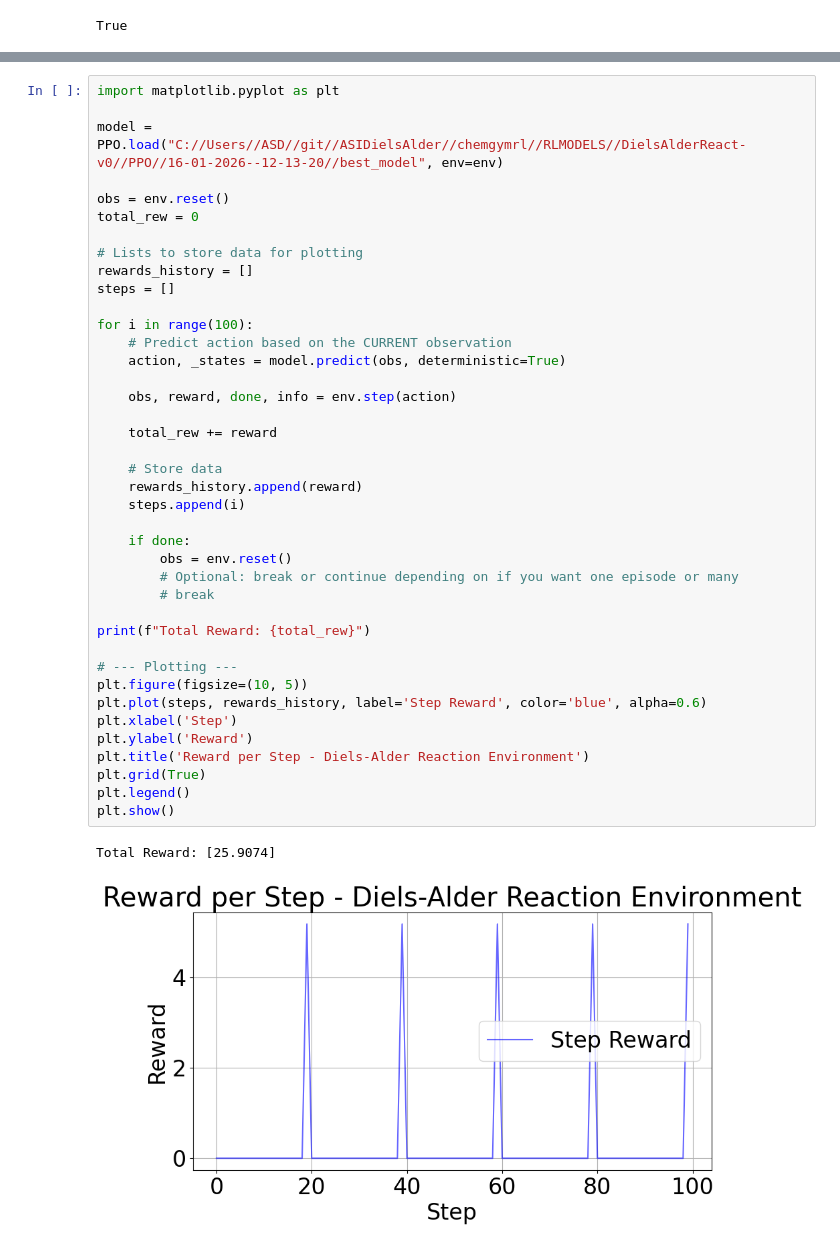
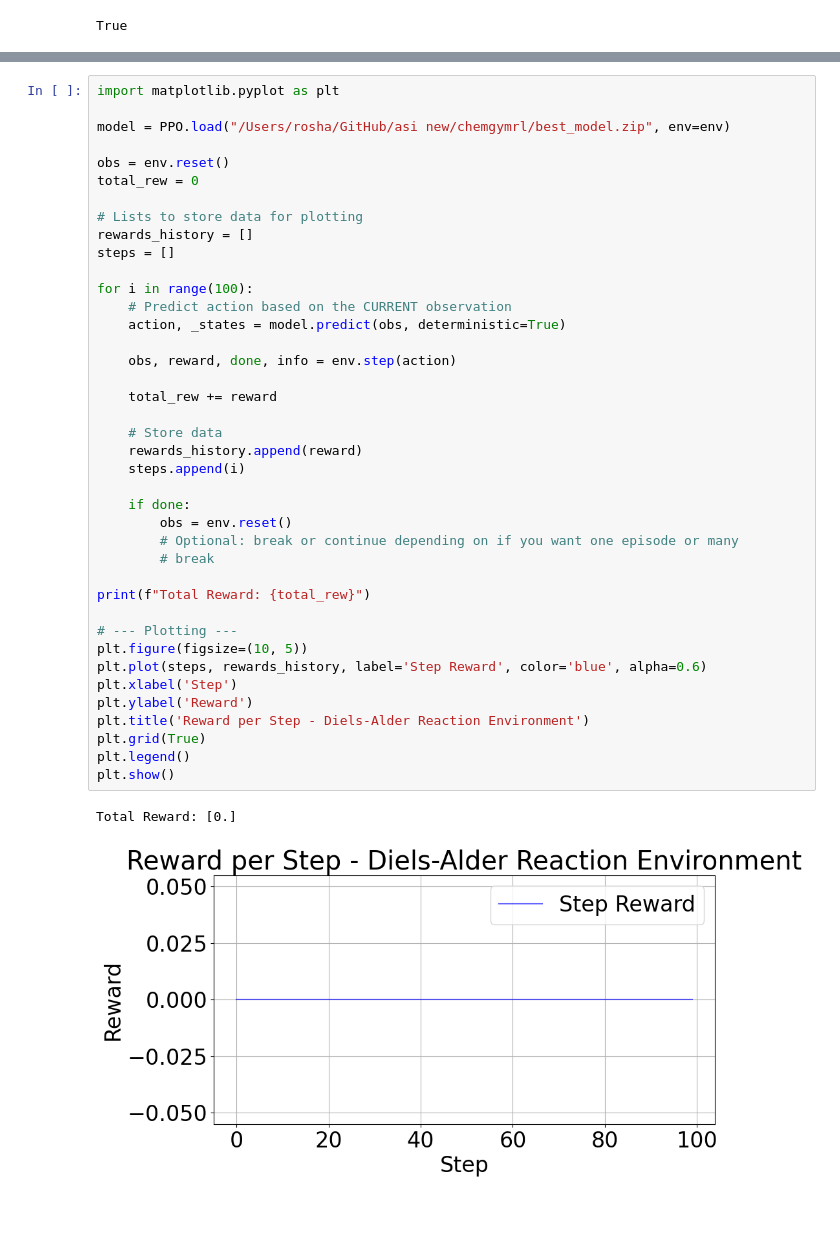
Before and after one commit to shibe-j/GNN-RL-for-Diels-Alder-Optimization, a Jupyter notebook: chemgymrl/reaction.ipynb, the cells around one changed output, grey strips where cells are left out. Cells and saved outputs as stored; diff of their text form; blank space fills up the shorter version.

Commit message:
rl imp updates. + attempted chemgymrl fixes

```diff
--- a/chemgymrl/reaction.ipynb
+++ b/chemgymrl/reaction.ipynb
@@ -355,7 +355,7 @@ dummy_vec                                       False
 # %%
 import matplotlib.pyplot as plt
 
-model = PPO.load("C://Users//ASD//git//ASIDielsAlder//chemgymrl//RLMODELS//DielsAlderReact-v0//PPO//16-01-2026--12-13-20//best_model", env=env)
+model = PPO.load("/Users/rosha/GitHub/asi new/chemgymrl/best_model.zip", env=env)
 
 obs = env.reset()
 total_rew = 0
@@ -366,32 +366,32 @@ steps = []
 
 for i in range(100):
     # Predict action based on the CURRENT observation
     action, _states = model.predict(obs, deterministic=True)
 
     obs, reward, done, info = env.step(action)
 
     total_rew += reward
 
     # Store data
     rewards_history.append(reward)
     steps.append(i)
 
     if done:
         obs = env.reset()
         # Optional: break or continue depending on if you want one episode or many
         # break
 
 print(f"Total Reward: {total_rew}")
 
 # --- Plotting ---
 plt.figure(figsize=(10, 5))
 plt.plot(steps, rewards_history, label='Step Reward', color='blue', alpha=0.6)
 plt.xlabel('Step')
 plt.ylabel('Reward')
 plt.title('Reward per Step - Diels-Alder Reaction Environment')
 plt.grid(True)
 plt.legend()
 plt.show()
 # %% [output]
-Total Reward: [25.9074]
+Total Reward: [0.]
-[figure, old version]
+[figure, new version]
```
Also changed, not shown: parts of 1 cell of this notebook, 8 other files.
